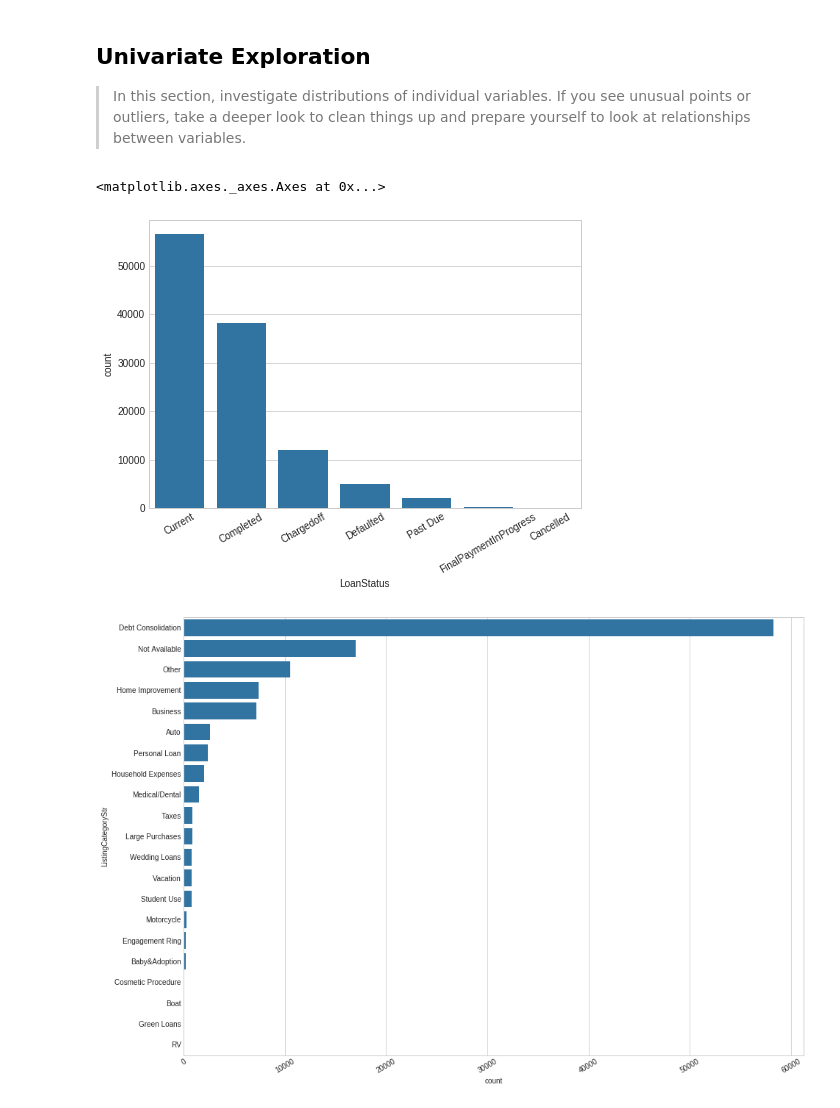
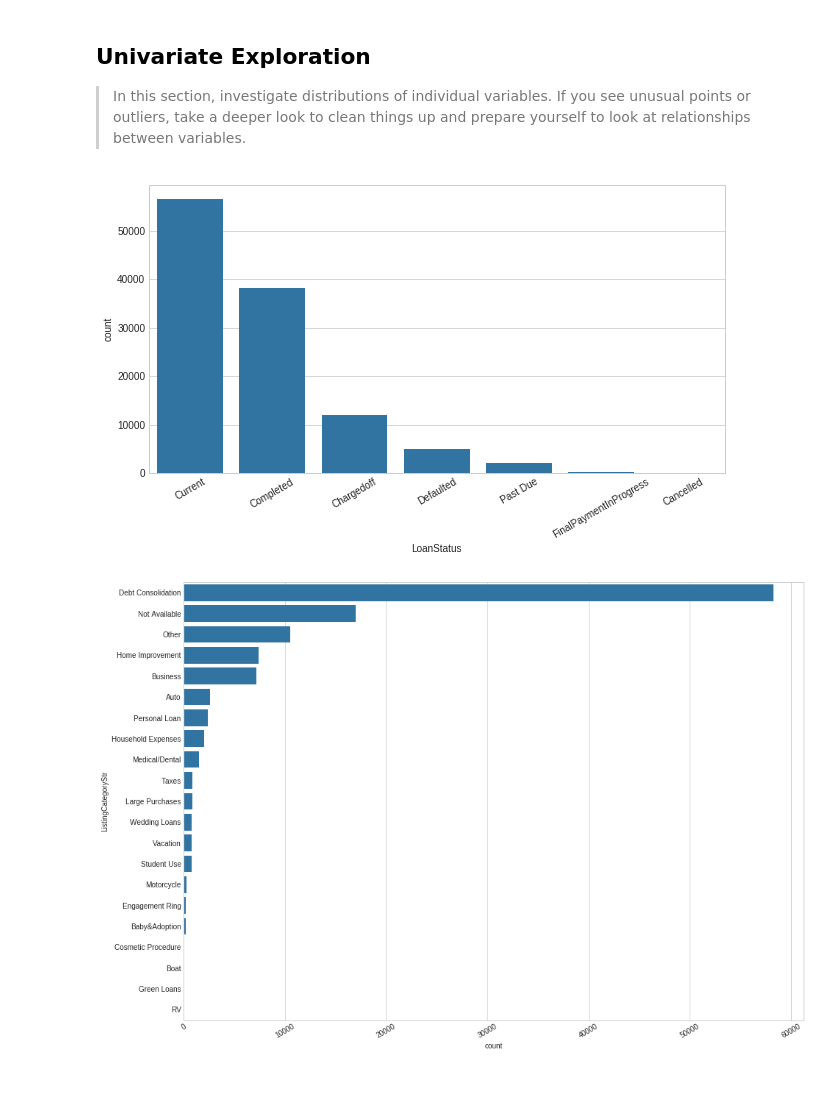
Before and after one commit to bthodla/danano, a Jupyter notebook: exploration_template.ipynb, the cells around one changed output. Saved outputs shown, nothing was run; the diff lists cells and outputs as text; code cells hidden in the pictures.

```diff
--- a/exploration_template.ipynb
+++ b/exploration_template.ipynb
@@ -355,14 +362,12 @@ you see unusual points or outliers, take a deeper look to clean things up
 and prepare yourself to look at relationships between variables.
 # %%
 # Count of loans by Loan Status
-fig = plt.figure()
+fig = plt.figure(figsize=(8,4))
 ax = fig.add_axes([.125, .125, 1.0, 1.0])
 base_color = sb.color_palette()[0]
-plt.xticks(rotation = 30);
-
-sb.countplot(data = pld_df, x = 'LoanStatus', color = base_color, ax = ax, order = loan_status_order)
+plt.xticks(rotation = 30)
+sb.countplot(data = pld_df, x = 'LoanStatus', color = base_color, ax = ax, order = loan_status_order);
 # %% [output]
-<matplotlib.axes._axes.Axes at 0x...>
-[figure, old version]
+[figure, new version]
 # %%
 # Count of loans by Listing Category
```
Also changed, not shown: parts of 11 cells of this notebook.
